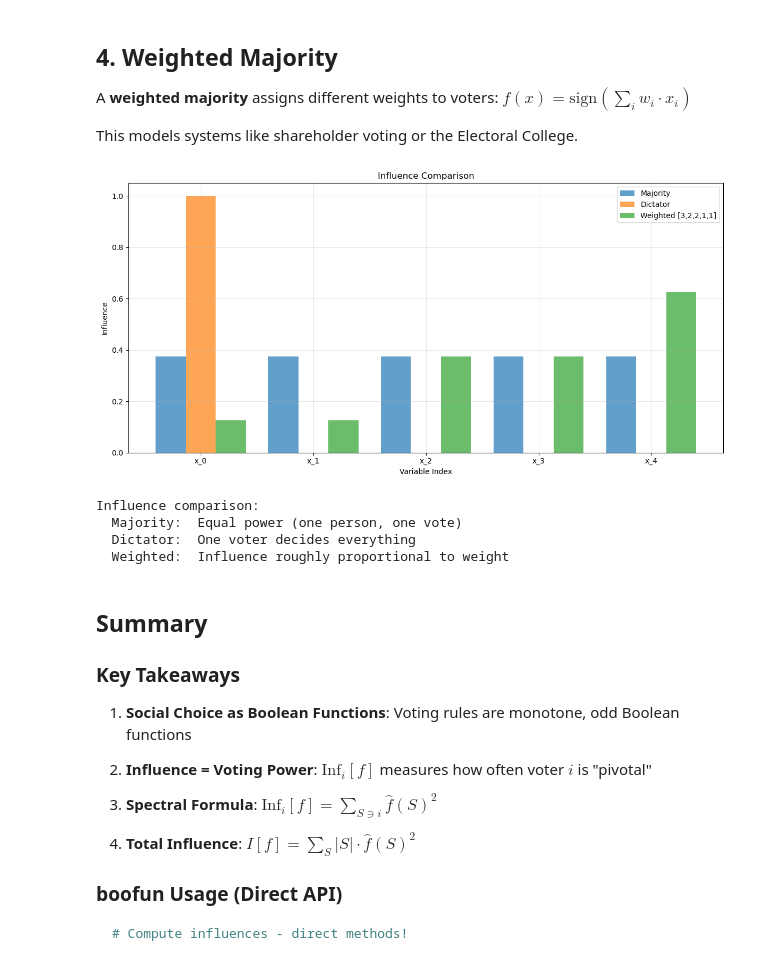
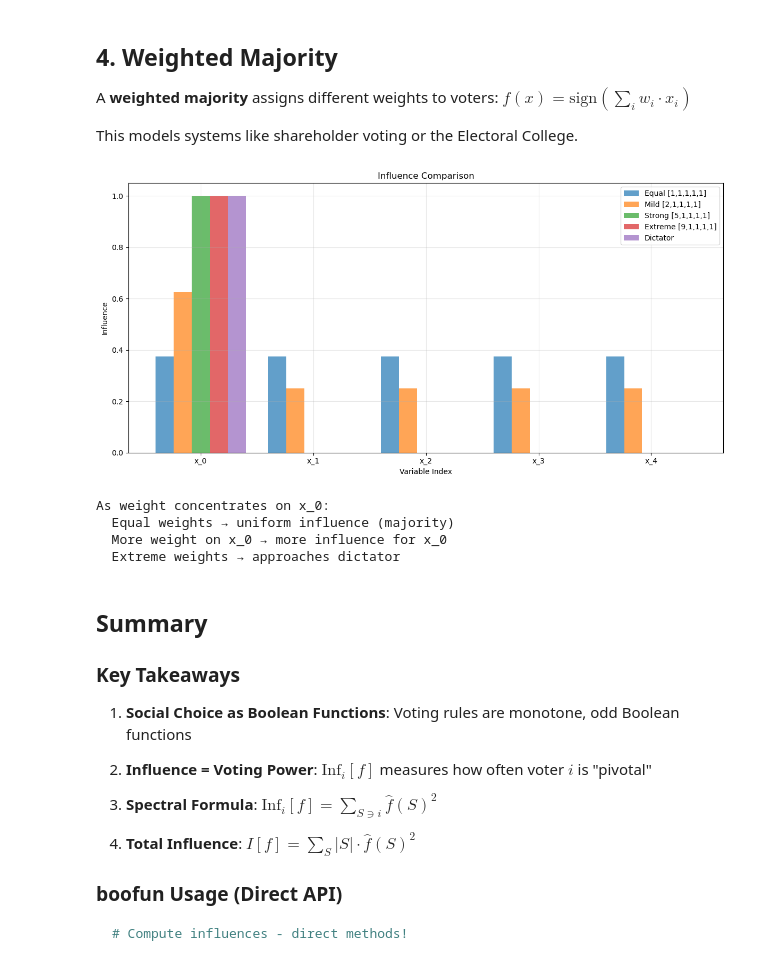
Before and after one commit to GabbyTab/boofun, a Jupyter notebook: notebooks/lecture3_social_choice_influences.ipynb, the cells around one changed output. Drawn from its saved outputs; the diff is of its cells as text; code cells hidden in the pictures.

```diff
--- a/notebooks/lecture3_social_choice_influences.ipynb
+++ b/notebooks/lecture3_social_choice_influences.ipynb
@@ -149,28 +149,30 @@ Parity          | 5.0000     | 5.0000       | 5.0000
 A **weighted majority** assigns different weights to voters: $f(x) = \text{sign}(\sum_i w_i \cdot x_i)$
 
 This models systems like shareholder voting or the Electoral College.
-# %%
-# Weighted majority: voter i contributes weight w_i to the sum
-# f(x) = sign(Σ w_i · x_i)  -- voters with higher weight have more influence
-
-voting_rules = {
-    "Majority": bf.majority(n),
-    "Dictator": bf.dictator(n, 0),
-    "Weighted [3,2,2,1,1]": bf.weighted_majority([3, 2, 2, 1, 1]),
-}
-
-fig = plot_function_comparison(voting_rules, metric="influences")
-
-print("\nInfluence comparison:")
-print("  Majority:  Equal power (one person, one vote)")
-print("  Dictator:  One voter decides everything")
-print("  Weighted:  Influence roughly proportional to weight")
-# %% [output]
-[figure, removed]
-Influence comparison:
-  Majority:  Equal power (one person, one vote)
-  Dictator:  One voter decides everything
-  Weighted:  Influence roughly proportional to weight
+# %%
+# Weighted majority interpolates between majority and dictator
+# As we concentrate weight on x_0, influence shifts from equal to concentrated
+
+voting_rules = {
+    "Equal [1,1,1,1,1]": bf.weighted_majority([1, 1, 1, 1, 1]),
+    "Mild [2,1,1,1,1]": bf.weighted_majority([2, 1, 1, 1, 1]),
+    "Strong [5,1,1,1,1]": bf.weighted_majority([5, 1, 1, 1, 1]),
+    "Extreme [9,1,1,1,1]": bf.weighted_majority([9, 1, 1, 1, 1]),
+    "Dictator": bf.dictator(n, 0),
+}
+
+fig = plot_function_comparison(voting_rules, metric="influences")
+
+print("\nAs weight concentrates on x_0:")
+print("  Equal weights → uniform influence (majority)")
+print("  More weight on x_0 → more influence for x_0")
+print("  Extreme weights → approaches dictator")
+# %% [output]
+[figure, added]
+As weight concentrates on x_0:
+  Equal weights → uniform influence (majority)
+  More weight on x_0 → more influence for x_0
+  Extreme weights → approaches dictator
 # %% [markdown]
 ## Summary
 
```
Also changed, not shown: 1 other file.
